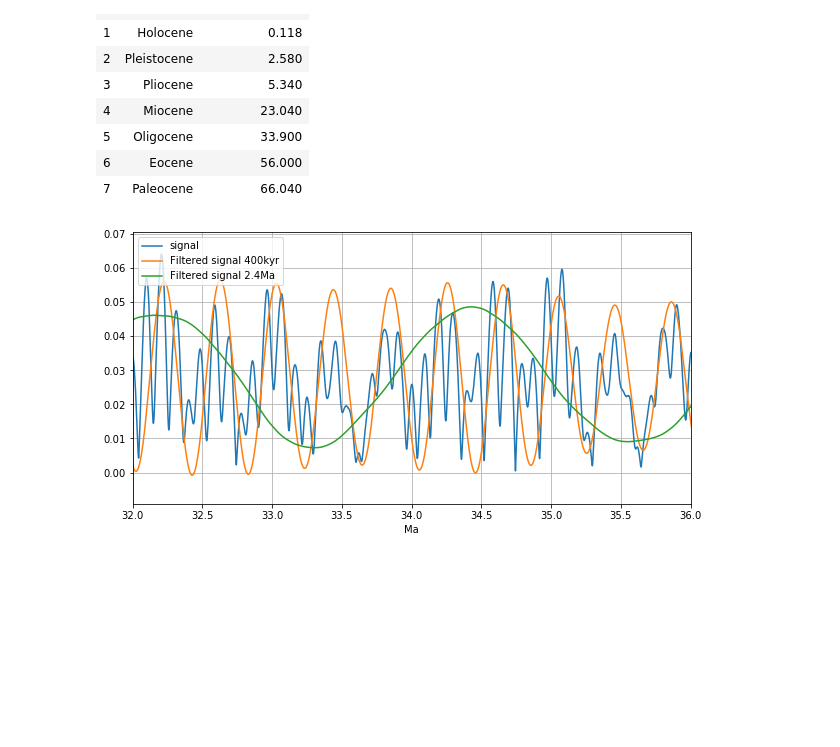
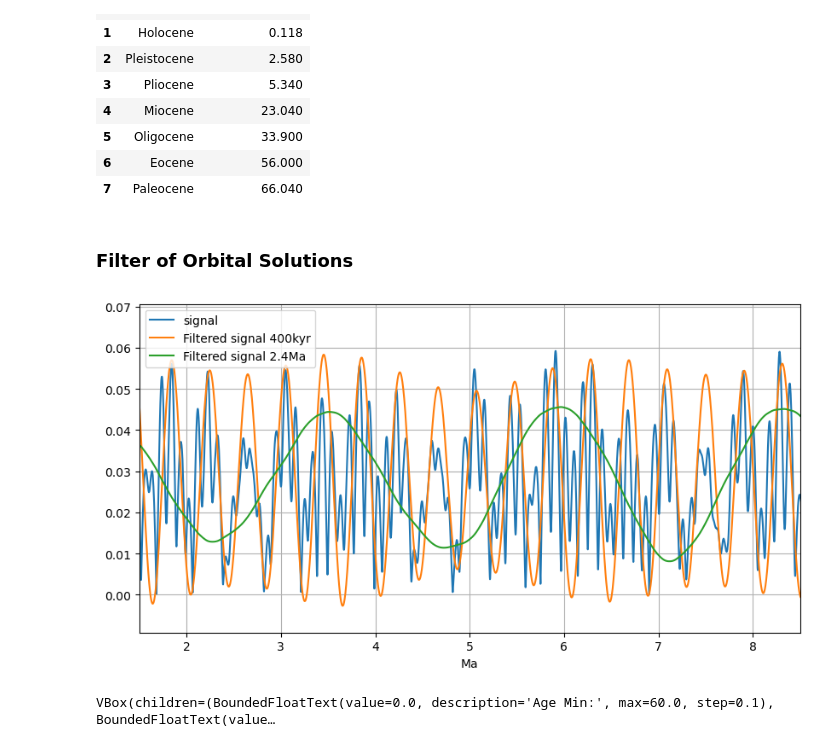
Before and after one commit to miguel-garces/Geol-Time-Scale, a Jupyter notebook: GPTS_Astrochron_isotopes_sealevel.ipynb, the cells around one changed output. Cells and saved outputs as stored; diff of their text form; code cells hidden in the pictures; blank space fills up the shorter version.

```diff
--- a/GPTS_Astrochron_isotopes_sealevel.ipynb
+++ b/GPTS_Astrochron_isotopes_sealevel.ipynb
@@ -132,6 +127,14 @@ insolation = laskar2004['65N july insola']
+# %% [markdown]
+### Filter of Orbital Solutions
 # %%
+#Orbital solutions
+age = laskar2004['Age(Myr)']
+eccentricity = laskar2004['eccentricity']
+obliquity = laskar2004['obliquity']
+precession = laskar2004['precession']
+insolation = laskar2004['65N july insola']
+
 #Filter astronomical solutions
-
 def butter_bandpass(lowcut, highcut, fs, order=5):
     return butter(order, [lowcut, highcut], fs=fs, btype='band')
 
@@ -148,34 +151,57 @@ longecc_lowcut = 1/3
 longecc_highcut = 1/2
 # Filter a noisy signal.
 #T = 100 #0.05  total duration of Time
 #nsamples = T * fs # number of samples: Time * sample rate
 #    t = np.arange(0, nsamples) / fs
 #time = age
 signal = eccentricity
 plt.figure(figsize = (10,5))
 plt.clf()
 plt.plot(age, signal, label='signal')
 
 # plot 400kyr eccentricity filter
 filtered_signal = butter_bandpass_filter(signal, lowcut, highcut, fs, order=3)
 filtered_signal_weighted = filtered_signal*(np.max(signal)-np.min(signal))/ \
                         (np.max(filtered_signal)-np.min(filtered_signal))+np.mean(signal)
 plt.plot(age, filtered_signal_weighted, label='Filtered signal 400kyr')
 
 # plot long eccentricity
 longecc_filtered_signal = butter_bandpass_filter(signal, longecc_lowcut, longecc_highcut, fs, order=2)
 longecc_filtered_signal_weighted = longecc_filtered_signal*(np.max(signal)-np.min(signal))/ \
                         (np.max(longecc_filtered_signal)-np.min(longecc_filtered_signal))+np.mean(signal)
 plt.plot(age, longecc_filtered_signal_weighted, label='Filtered signal 2.4Ma')
 
 plt.xlabel('Ma')
 plt.grid(True)
 plt.axis('tight')
 plt.legend(loc='upper left')
-plt.xlim(left = 32, right = 36)
+plt.xlim(left = 1.5, right = 8.5)
 
 plt.show()
 # %% [output]
-[figure, old version]
+[figure, new version]
+# %%
+AgeMin = widgets.BoundedFloatText(
+    value=0,
+    min=0,
+    max=60,
+    step=0.1,
+    description='Age Min:',
+    disabled=False
+)
+AgeMax = widgets.BoundedFloatText(
+    value=60,
+    min=0,
+    max=60.0,
+    step=0.1,
+    description='Age Max:',
+    disabled=False
+)
+widgetLink = widgets.jslink((AgeMax, 'min'),(AgeMin,'value'))
+widgetLink = widgets.jslink((AgeMin, 'max'),(AgeMax,'value'))
+box = widgets.VBox([AgeMin, AgeMax])
+display(box)
+# %% [output]
+VBox(children=(BoundedFloatText(value=0.0, description='Age Min:', max=60.0, step=0.1), BoundedFloatText(value…
 # %%
 #select age range to plot
```
Also changed, not shown: parts of 11 cells of this notebook.
